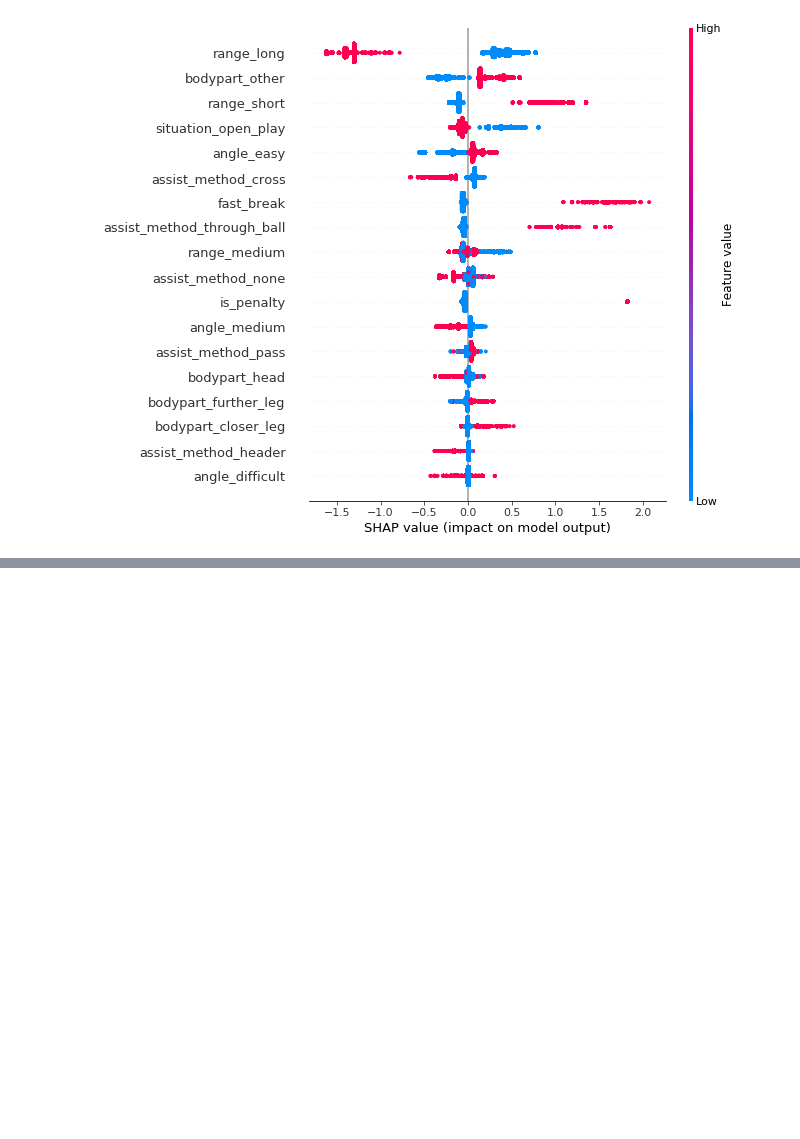
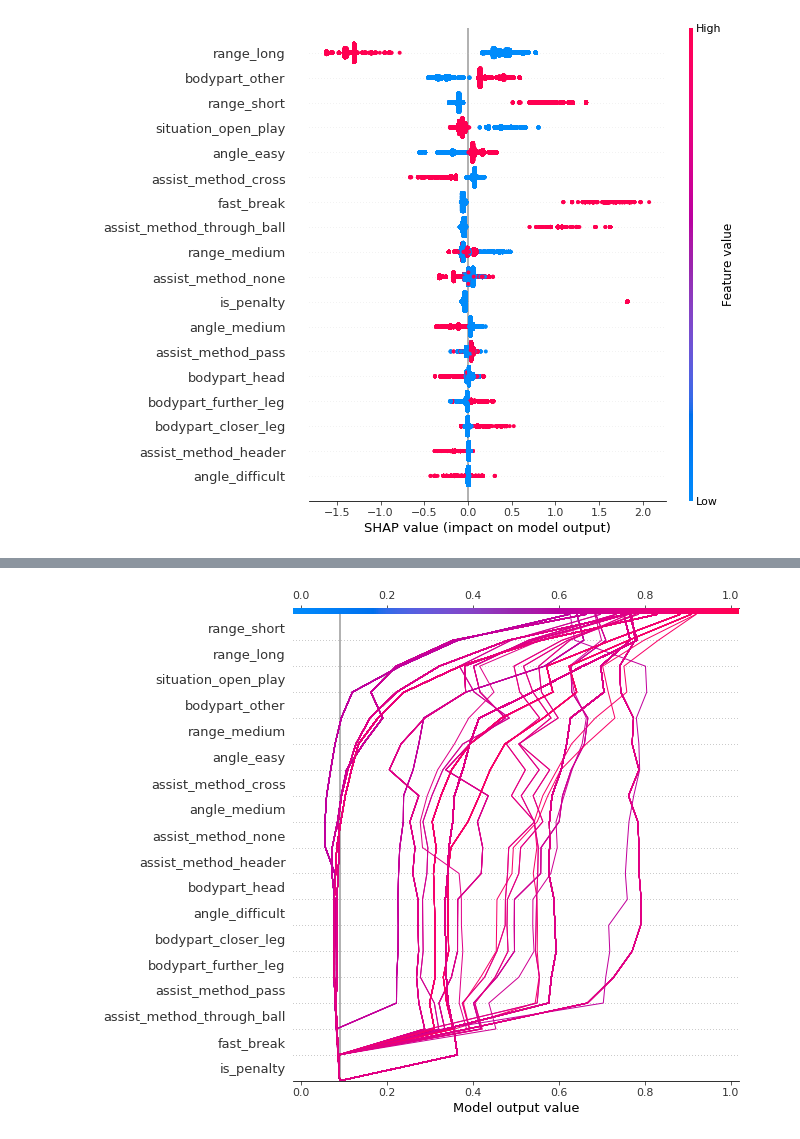
Before and after one commit to suchy1713/expected_goals, a Jupyter notebook: xg_analysis.ipynb, the cells around one changed output, grey strips where cells are left out. Saved outputs shown, nothing was run; the diff lists cells and outputs as text; code cells hidden in the pictures; blank space fills up the shorter version.

Commit message:
result analysis -decision plot

```diff
--- a/xg_analysis.ipynb
+++ b/xg_analysis.ipynb
@@ -59,0 +66,11 @@ shap.summary_plot(shap_values, X_test)
+# %%
+expected_value = explainer.expected_value
+if isinstance(expected_value, list):
+    expected_value = expected_value[1]
+
+y_pred = brain.predict_proba(X_test)[:, 1]
+T = X_test[y_pred >= 0.6]
+sh = explainer.shap_values(T)
+shap.decision_plot(expected_value, sh, T, feature_order='hclust', link='logit')
+# %% [output]
+[figure, added]
```
Also changed, not shown: parts of 4 cells of this notebook.
